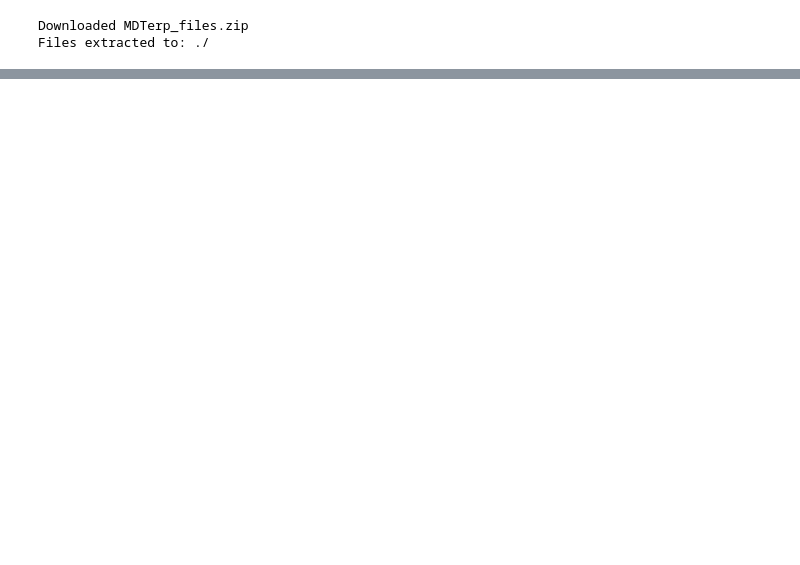
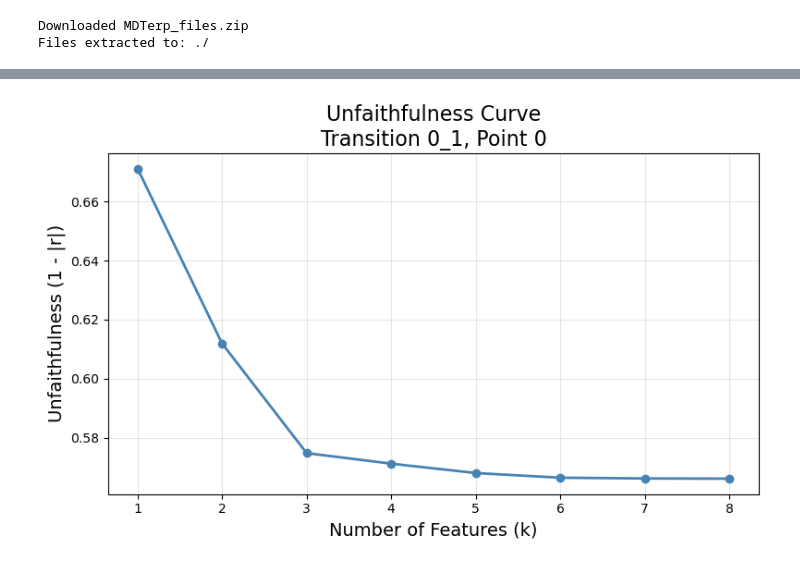
Before and after one commit to shams-mehdi/MDTerp, a Jupyter notebook: MDTerp_VAMPNets.ipynb, the cells around one changed output, grey strips where cells are left out. Cells and saved outputs as stored; diff of their text form; code cells hidden in the pictures; blank space fills up the shorter version.

```diff
--- a/MDTerp_VAMPNets.ipynb
+++ b/MDTerp_VAMPNets.ipynb
@@ -100,0 +98,6 @@ for ii in summary:
+# %%
+# Unfaithfulness curve for first point of first transition
+transitions = list(summary.keys())
+fig = MDTerp.plot_unfaithfulness_curve(result_dir, transitions[0], 0)
+# %% [output]
+[figure, added]
```
Also changed, not shown: parts of 6 cells of this notebook, 49 other files.
